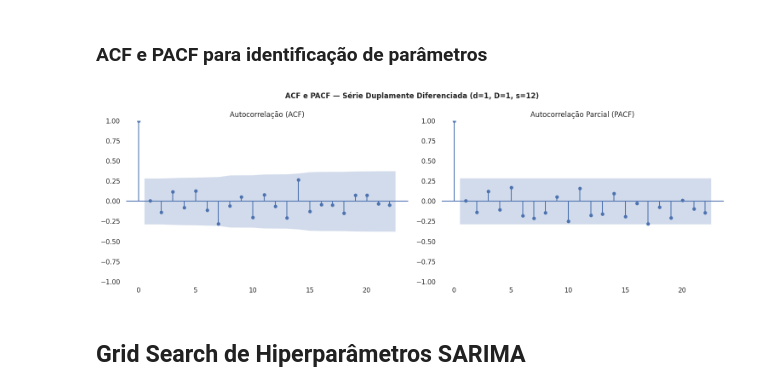
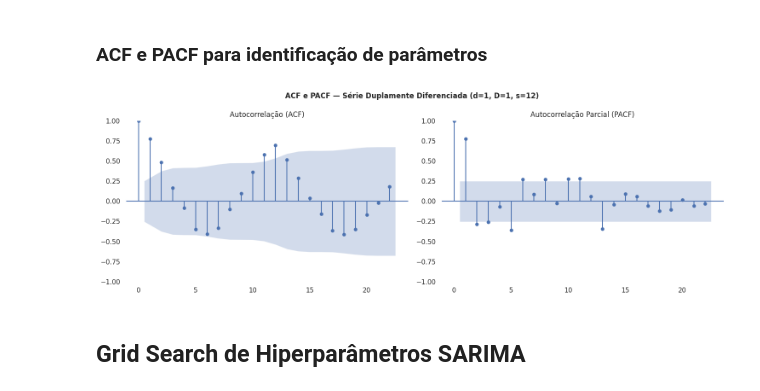
Before and after one commit to redsonlopez/forecast_demand, a Jupyter notebook: notebooks/experiments/model_v1_sarima.ipynb, the cells around one changed output. Saved outputs shown, nothing was run; the diff lists cells and outputs as text; code cells hidden in the pictures.

```diff
--- a/notebooks/experiments/model_v1_sarima.ipynb
+++ b/notebooks/experiments/model_v1_sarima.ipynb
@@ -116,18 +119,18 @@ sns.lineplot(df['sales_diff1_12']);
 # %% [markdown]
 ### ACF e PACF para identificação de parâmetros
 # %%
-series_for_acf = df['sales_diff1_12'].dropna()
+series_for_acf = df['sales']
 
 fig, axes = plt.subplots(1, 2, figsize=(15, 5))
 fig.suptitle('ACF e PACF — Série Duplamente Diferenciada (d=1, D=1, s=12)', fontsize=12, fontweight='bold')
 
 plot_acf(series_for_acf,  ax=axes[0], lags=22, title='Autocorrelação (ACF)')
 plot_pacf(series_for_acf, ax=axes[1], lags=22, method='ywm', title='Autocorrelação Parcial (PACF)')
 
 plt.tight_layout()
 plt.show()
 # %% [output]
-[figure, old version]
+[figure, new version]
 # %% [markdown]
 ## Grid Search de Hiperparâmetros SARIMA
 # %%
```
Also changed, not shown: parts of 7 cells of this notebook, 1 other file.
